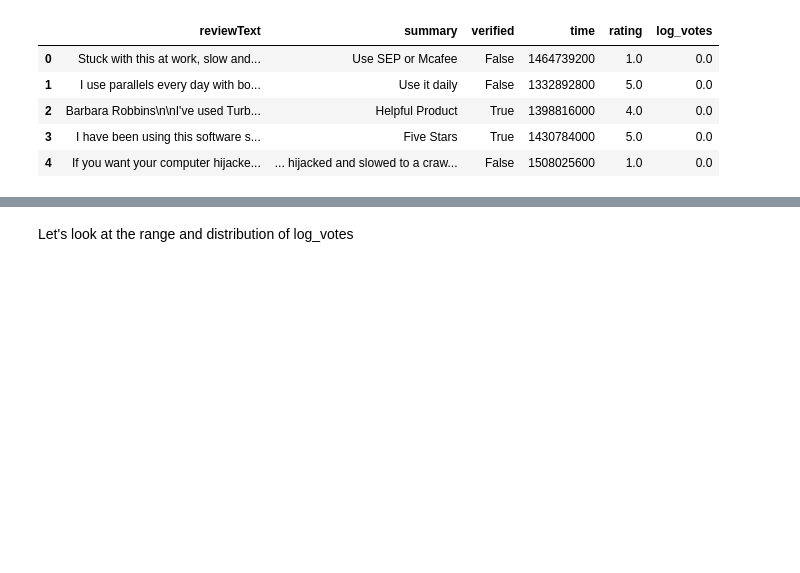
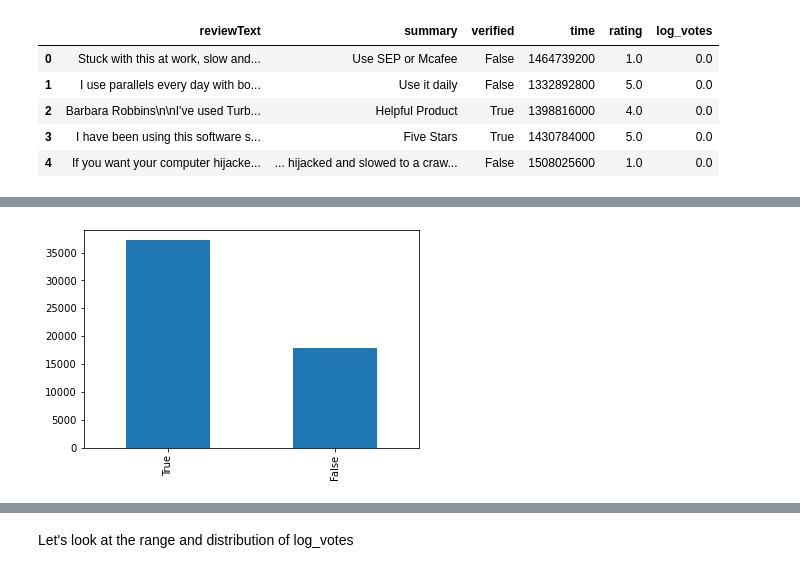
Before and after one commit to QPC-database/aws-machine-learning-embark, a Jupyter notebook: NOTEBOOKS/DAY 2/07_EMBK-REGULARIZATION.ipynb, the cells around one changed output, grey strips where cells are left out. Cells and saved outputs as stored; diff of their text form; code cells hidden in the pictures; blank space fills up the shorter version.

```diff
--- a/NOTEBOOKS/DAY 2/07_EMBK-REGULARIZATION.ipynb
+++ b/NOTEBOOKS/DAY 2/07_EMBK-REGULARIZATION.ipynb
@@ -59,0 +69,5 @@ df.head()
+# %%
+df['verified'].value_counts().plot.bar()
+plt.show()
+# %% [output]
+[figure, added]
```
Also changed, not shown: parts of 68 cells of this notebook, 7 other files.
